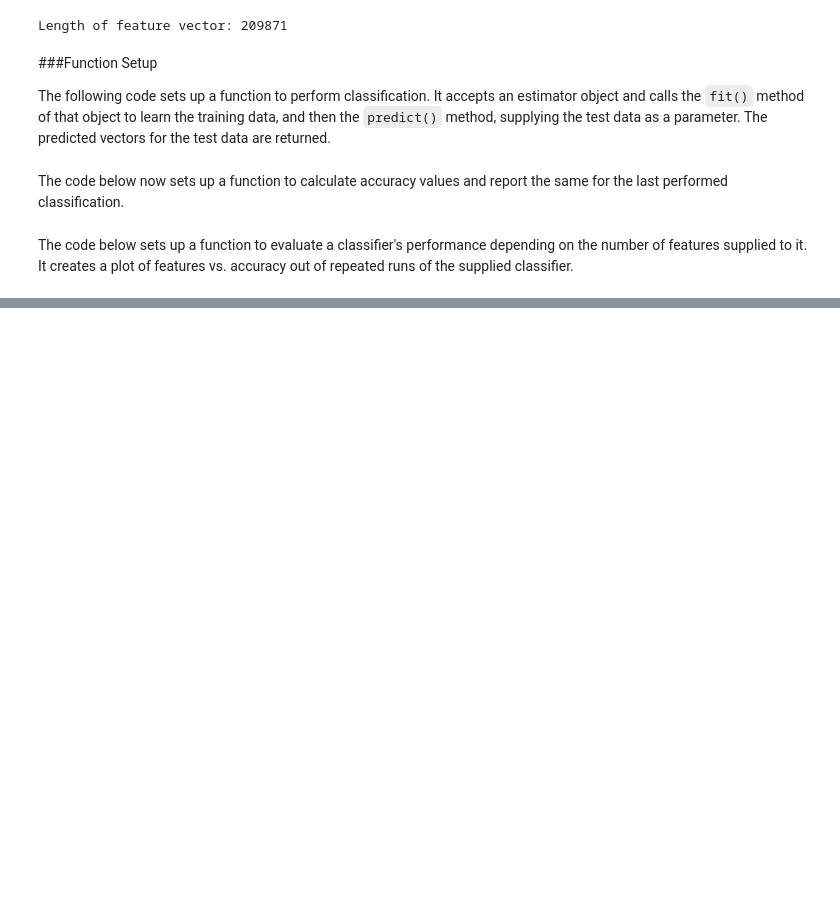
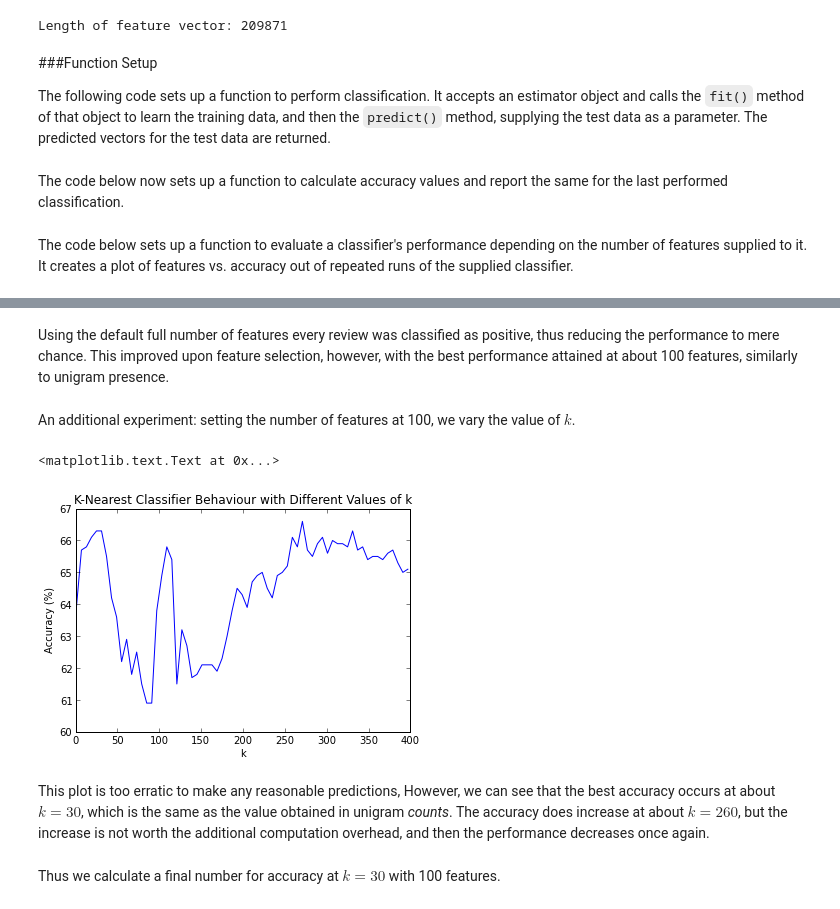
Before and after one commit to DJSagarAhire/Sentiment-Analysis-Comparative-Study, a Jupyter notebook: notebooks/03_Classification-Bigram-Presence.ipynb, the cells around one changed output, grey strips where cells are left out. Cells and saved outputs as stored; diff of their text form; code cells hidden in the pictures; blank space fills up the shorter version.

```diff
--- a/notebooks/03_Classification-Bigram-Presence.ipynb
+++ b/notebooks/03_Classification-Bigram-Presence.ipynb
@@ -144,0 +149,5 @@ def compare_feature_performance(classifier, classifier_name='Classifier'):
+# %%
+from sklearn.neighbors import KNeighborsClassifier
+
+bigram_knn = KNeighborsClassifier()
+bigram_predict_y = classify(bigram_knn)
@@ -144,0 +172,27 @@ def compare_feature_performance(classifier, classifier_name='Classifier'):
+# %% [markdown]
+Using the default full number of features every review was classified as positive, thus reducing the performance to mere chance. This improved upon feature selection, however, with the best performance attained at about 100 features, similarly to unigram presence.
+# %% [markdown]
+An additional experiment: setting the number of features at 100, we vary the value of $k$.
+# %%
+from sklearn.neighbors import KNeighborsClassifier
+from sklearn.metrics import accuracy_score
+
+kvals = range(1, 400, 6)
+accuracies = []
+
+for k in kvals:
+    bigram_knn = KNeighborsClassifier(k)
+    bigram_predict_y = select_classify(bigram_knn, 100)
+    accuracies.append(accuracy_score(bigram_test_y, bigram_predict_y) * 100)
+
+plot(kvals, accuracies)
+xlabel('k')
+ylabel('Accuracy (%)')
+title('K-Nearest Classifier Behaviour with Different Values of k')
+# %% [output]
+<matplotlib.text.Text at 0x...>
+[figure, added]
+# %% [markdown]
+This plot is too erratic to make any reasonable predictions, However, we can see that the best accuracy occurs at about $k=30$, which is the same as the value obtained in unigram *counts*. The accuracy does increase at about $k=260$, but the increase is not worth the additional computation overhead, and then the performance decreases once again.
+# %% [markdown]
+Thus we calculate a final number for accuracy at $k=30$ with 100 features.
```
Also changed, not shown: parts of 6 cells of this notebook, 1 other file.
